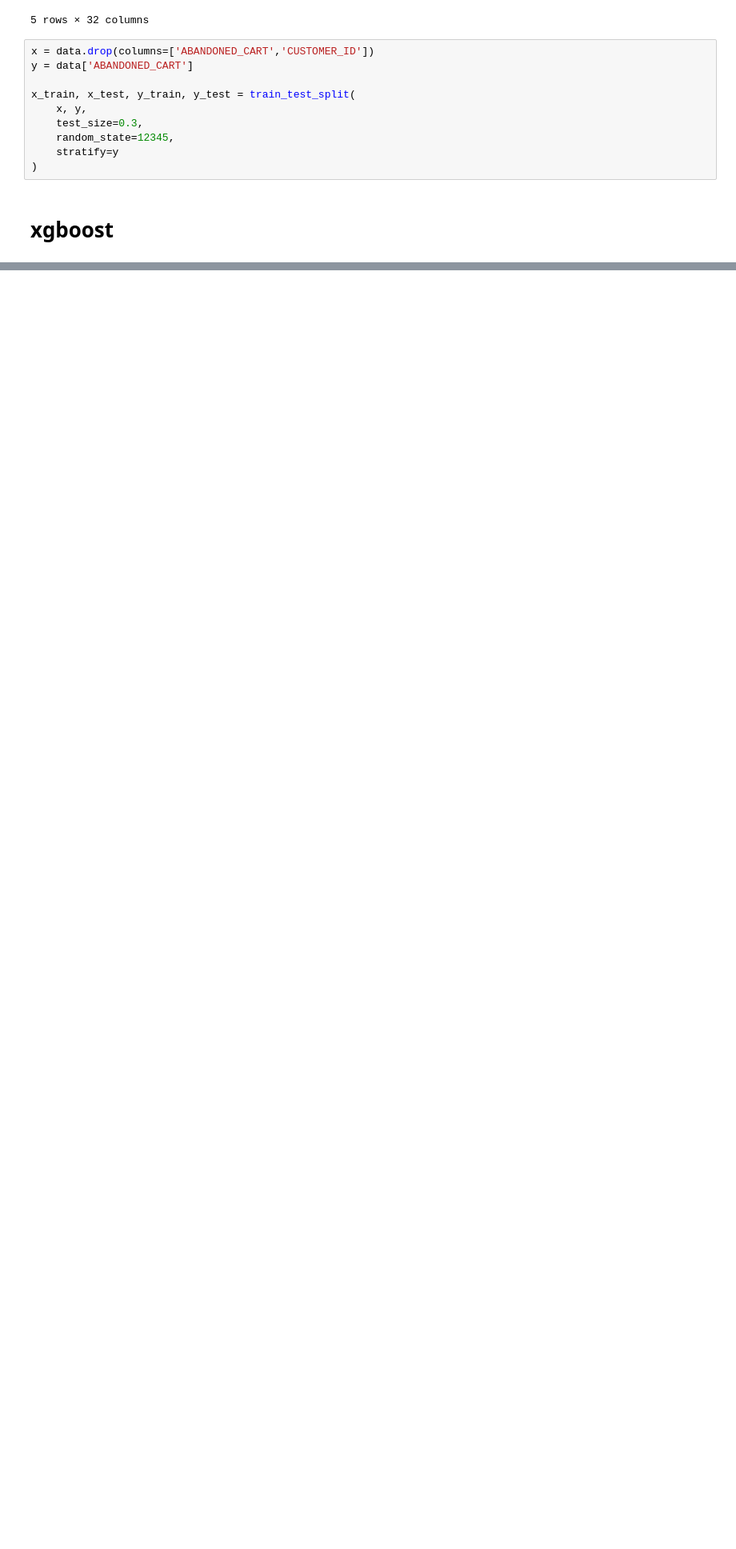
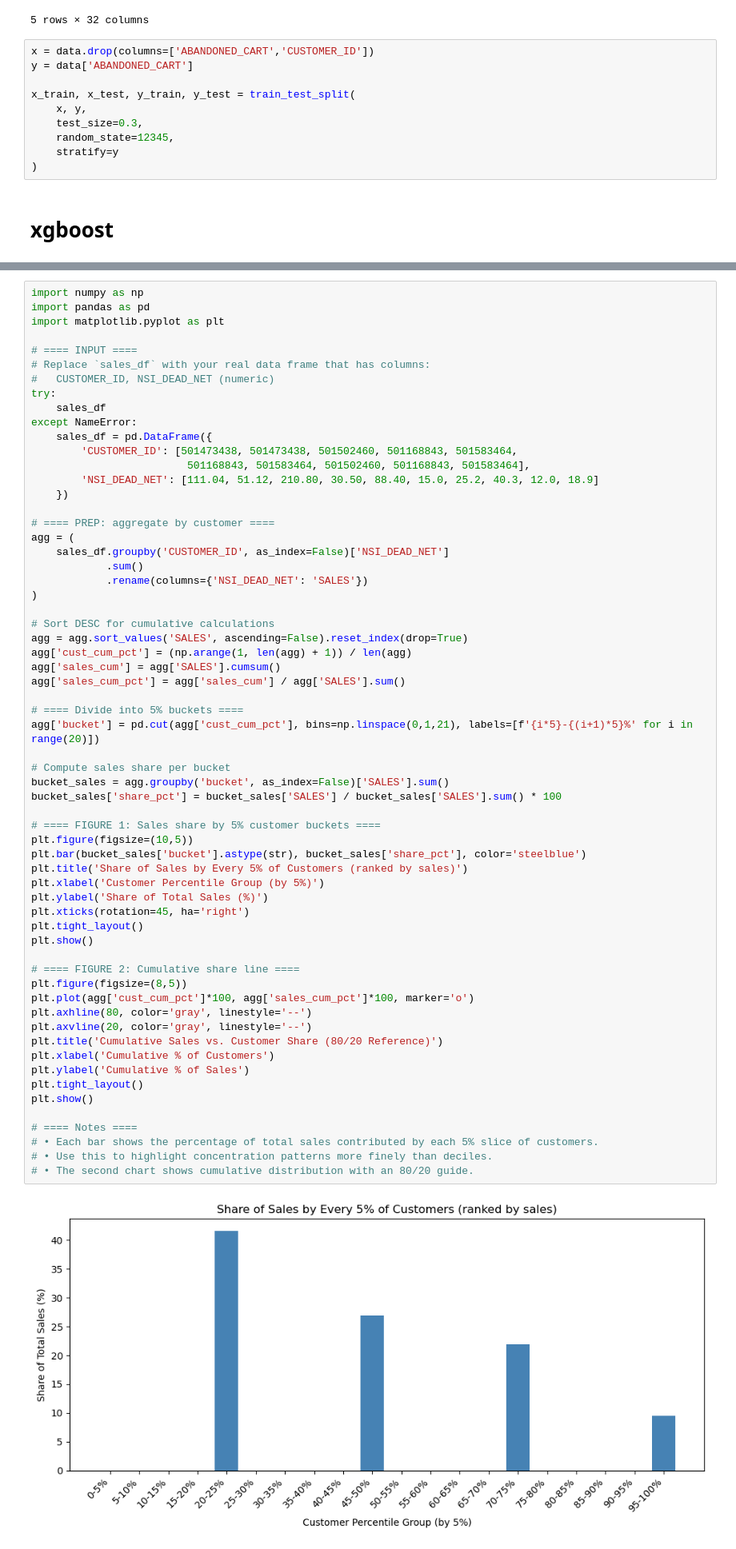
Before and after one commit to Hungagainagainagain/Swire-Cocacola-Capstone, a Jupyter notebook: modeling with new csv.ipynb, the cells around one changed output, grey strips where cells are left out. Shown at 80% size. Cells and saved outputs as stored; diff of their text form; blank space fills up the shorter version.

```diff
--- a/modeling with new csv.ipynb
+++ b/modeling with new csv.ipynb
@@ -233,0 +288,64 @@ weighted avg       0.87      0.81      0.83      5555
+# %%
+import numpy as np
+import pandas as pd
+import matplotlib.pyplot as plt
+
+# ==== INPUT ====
+# Replace `sales_df` with your real data frame that has columns:
+#   CUSTOMER_ID, NSI_DEAD_NET (numeric)
+try:
+    sales_df
+except NameError:
+    sales_df = pd.DataFrame({
+        'CUSTOMER_ID': [501473438, 501473438, 501502460, 501168843, 501583464,
+                         501168843, 501583464, 501502460, 501168843, 501583464],
+        'NSI_DEAD_NET': [111.04, 51.12, 210.80, 30.50, 88.40, 15.0, 25.2, 40.3, 12.0, 18.9]
+    })
+
+# ==== PREP: aggregate by customer ====
+agg = (
+    sales_df.groupby('CUSTOMER_ID', as_index=False)['NSI_DEAD_NET']
+            .sum()
+            .rename(columns={'NSI_DEAD_NET': 'SALES'})
+)
+
+# Sort DESC for cumulative calculations
+agg = agg.sort_values('SALES', ascending=False).reset_index(drop=True)
+agg['cust_cum_pct'] = (np.arange(1, len(agg) + 1)) / len(agg)
+agg['sales_cum'] = agg['SALES'].cumsum()
+agg['sales_cum_pct'] = agg['sales_cum'] / agg['SALES'].sum()
+
+# ==== Divide into 5% buckets ====
+agg['bucket'] = pd.cut(agg['cust_cum_pct'], bins=np.linspace(0,1,21), labels=[f'{i*5}-{(i+1)*5}%' for i in range(20)])
+
+# Compute sales share per bucket
+bucket_sales = agg.groupby('bucket', as_index=False)['SALES'].sum()
+bucket_sales['share_pct'] = bucket_sales['SALES'] / bucket_sales['SALES'].sum() * 100
+
+# ==== FIGURE 1: Sales share by 5% customer buckets ====
+plt.figure(figsize=(10,5))
+plt.bar(bucket_sales['bucket'].astype(str), bucket_sales['share_pct'], color='steelblue')
+plt.title('Share of Sales by Every 5% of Customers (ranked by sales)')
+plt.xlabel('Customer Percentile Group (by 5%)')
+plt.ylabel('Share of Total Sales (%)')
+plt.xticks(rotation=45, ha='right')
+plt.tight_layout()
+plt.show()
+
+# ==== FIGURE 2: Cumulative share line ====
+plt.figure(figsize=(8,5))
+plt.plot(agg['cust_cum_pct']*100, agg['sales_cum_pct']*100, marker='o')
+plt.axhline(80, color='gray', linestyle='--')
+plt.axvline(20, color='gray', linestyle='--')
+plt.title('Cumulative Sales vs. Customer Share (80/20 Reference)')
+plt.xlabel('Cumulative % of Customers')
+plt.ylabel('Cumulative % of Sales')
+plt.tight_layout()
+plt.show()
+
+# ==== Notes ====
+# • Each bar shows the percentage of total sales contributed by each 5% slice of customers.
+# • Use this to highlight concentration patterns more finely than deciles.
+# • The second chart shows cumulative distribution with an 80/20 guide.
+# %% [output]
+[figure, added]
```
Also changed, not shown: parts of 6 cells of this notebook, 1 other file.
